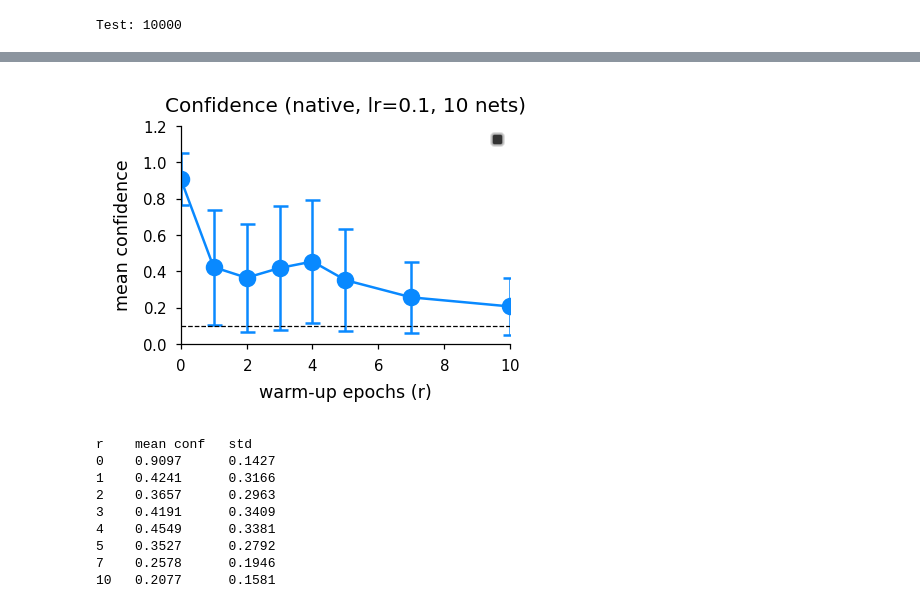
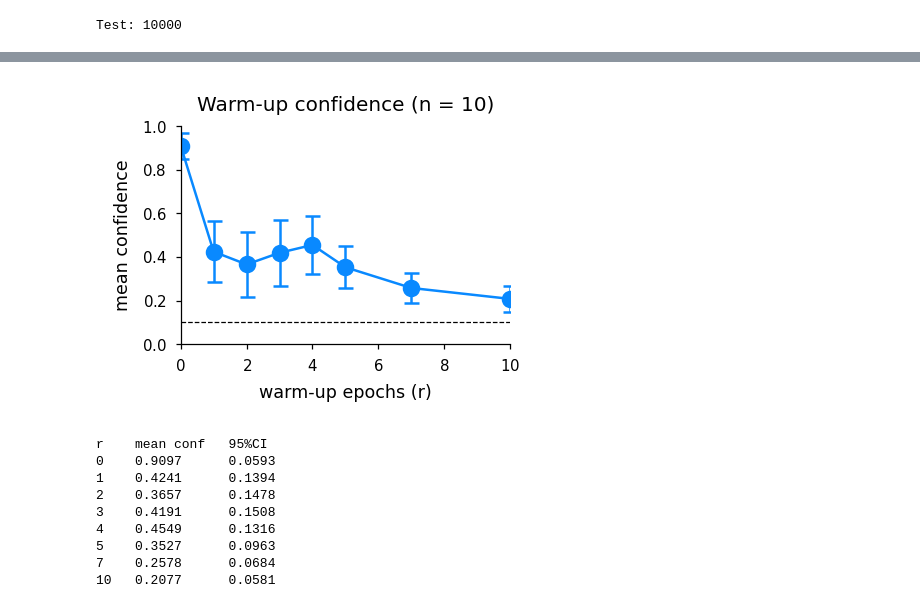
Before and after one commit to rachelkiim/critical-period, a Jupyter notebook: gradual_cw/Gradual-sensory-maturation copy/scripts/cifarnative_warmup.ipynb, the cells around one changed output, grey strips where cells are left out. Cells and saved outputs as stored; diff of their text form; code cells hidden in the pictures.

```diff
--- a/gradual_cw/Gradual-sensory-maturation copy/scripts/cifarnative_warmup.ipynb
+++ b/gradual_cw/Gradual-sensory-maturation copy/scripts/cifarnative_warmup.ipynb
@@ -231,29 +221,40 @@ g30l20     30      0.8031      0.0037    0.7631      0.0047
 # %%
-sweep_means = [sweep_conf[r].mean() for r in epochs_noise_list]
-sweep_stds = [sweep_conf[r].std() for r in epochs_noise_list]
+from scipy import stats
+
+def mean_ci95_per_net(values, num_net):
+    """values is num_net chunks of equal length concatenated together (as
+    warmup_and_measure builds conf_all) -- split back into per-net means,
+    then take the 95% CI across nets (not across individual test images)."""
+    per_net_means = np.array([chunk.mean() for chunk in np.array_split(values, num_net)])
+    mean = per_net_means.mean()
+    sem = per_net_means.std(ddof=1) / np.sqrt(num_net)
+    ci95 = sem * stats.t.ppf(0.975, df=num_net - 1)
+    return mean, ci95
+
+sweep_means, sweep_cis = zip(*[mean_ci95_per_net(sweep_conf[r], num_net) for r in epochs_noise_list])
 chance = 1 / output_size
 
 plt.figure(figsize=(60 * mm, 40 * mm))
-plt.errorbar(epochs_noise_list, sweep_means, yerr=sweep_stds, fmt='o-', color=color["sky"], capsize=3)
+plt.errorbar(epochs_noise_list, sweep_means, yerr=sweep_cis, fmt='o-', color=color["sky"], capsize=3)
 plt.axhline(y=chance, color='k', linestyle='--', linewidth=0.5)
+plt.xlim(left=0)
 plt.xlabel("warm-up epochs (r)")
 plt.ylabel("mean confidence")
-plt.title("Confidence (native, lr=0.1, 10 nets)")
-plt.legend()
+plt.title(f"Warm-up confidence (n = {num_net})")
 plt.savefig(os.path.join(figure_dir, "confidence_vs_epochs_noise.svg"))
 plt.show()
 
-print(f"{'r':<5}{'mean conf':<12}{'std':<10}")
-for r, m, s in zip(epochs_noise_list, sweep_means, sweep_stds):
-    print(f"{r:<5}{m:<12.4f}{s:<10.4f}")
+print(f"{'r':<5}{'mean conf':<12}{'95%CI':<10}")
+for r, m, c in zip(epochs_noise_list, sweep_means, sweep_cis):
+    print(f"{r:<5}{m:<12.4f}{c:<10.4f}")
 # %% [output]
-[figure, old version]
+[figure, new version]
-r    mean conf   std
-0    0.9097      0.1427
-1    0.4241      0.3166
-2    0.3657      0.2963
-3    0.4191      0.3409
-4    0.4549      0.3381
-5    0.3527      0.2792
-7    0.2578      0.1946
-10   0.2077      0.1581
+r    mean conf   95%CI
+0    0.9097      0.0593
+1    0.4241      0.1394
+2    0.3657      0.1478
+3    0.4191      0.1508
+4    0.4549      0.1316
+5    0.3527      0.0963
+7    0.2578      0.0684
+10   0.2077      0.0581
```
Also changed, not shown: parts of 7 cells of this notebook, 2 other files.
